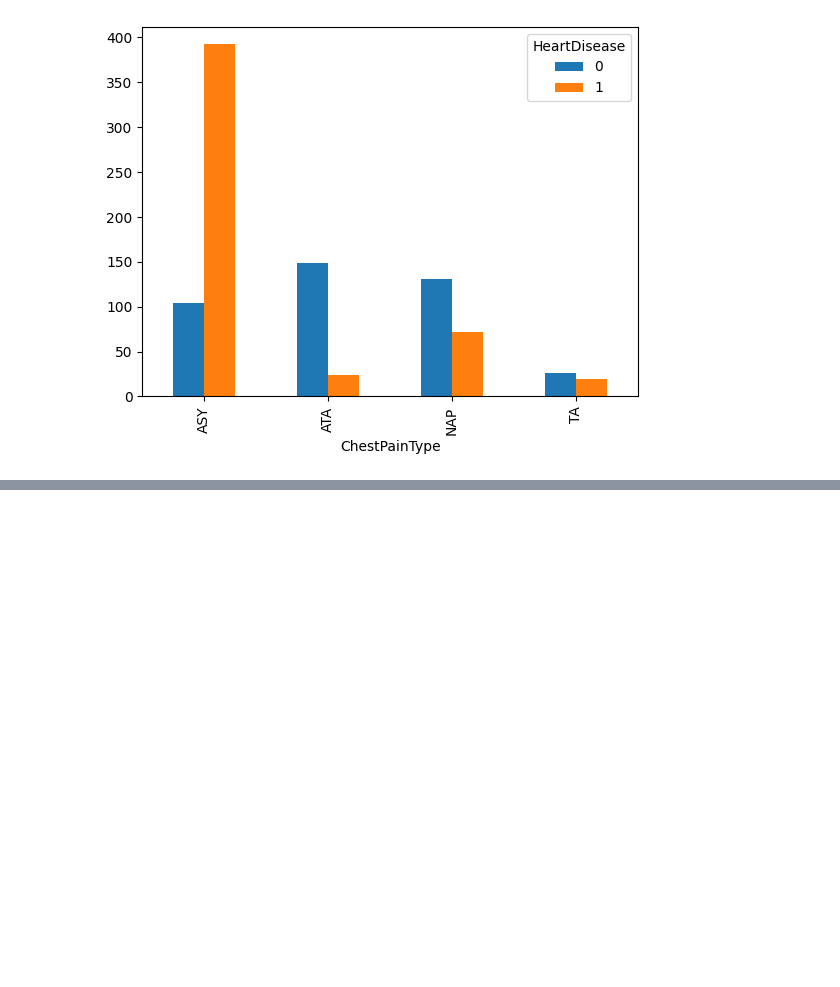
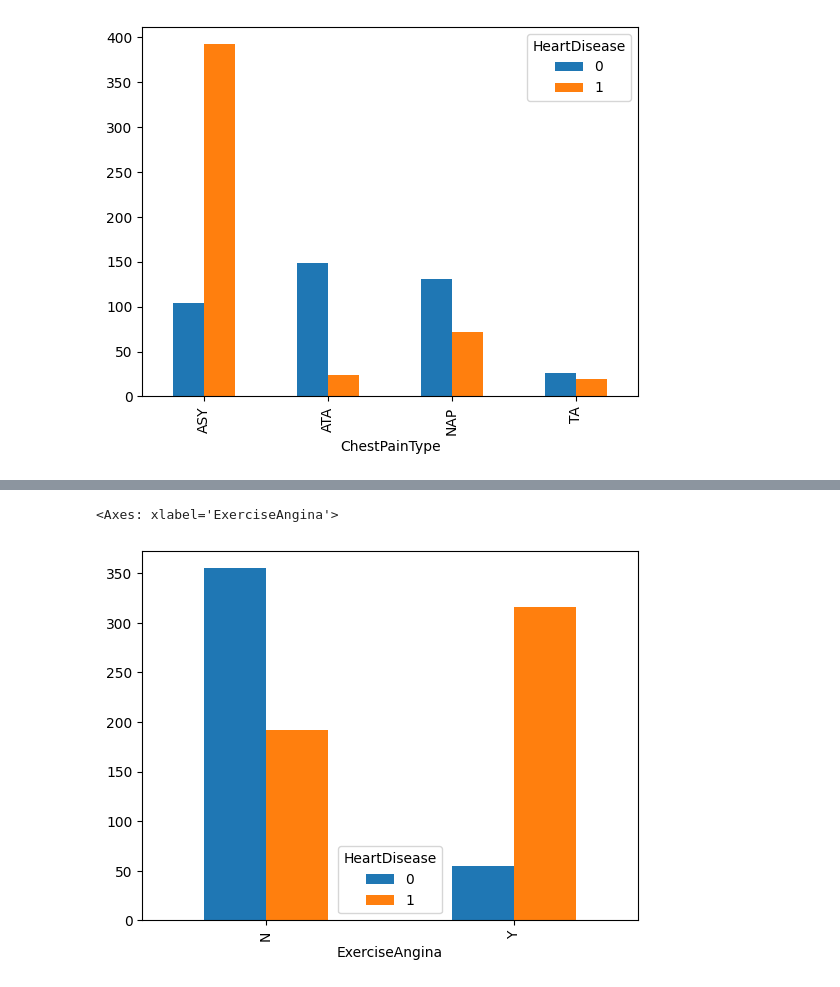
Before and after one commit to MaryiaKhomchanka/HeartFailure_MachineLearning_Training_Project, a Jupyter notebook: data_analysis.ipynb, the cells around one changed output, grey strips where cells are left out. Saved outputs shown, nothing was run; the diff lists cells and outputs as text; code cells hidden in the pictures; blank space fills up the shorter version.

Commit message:
Add ChestPainType, ExerciseAngina, and ST_Slope analysis

```diff
--- a/data_analysis.ipynb
+++ b/data_analysis.ipynb
@@ -194,0 +211,5 @@ pd.crosstab(heart["ChestPainType"], heart["HeartDisease"]).plot(kind = "bar")
+# %%
+pd.crosstab(heart["ExerciseAngina"], heart["HeartDisease"]).plot(kind = "bar")
+# %% [output]
+<Axes: xlabel='ExerciseAngina'>
+[figure, added]
```
Also changed, not shown: parts of 4 cells of this notebook.
